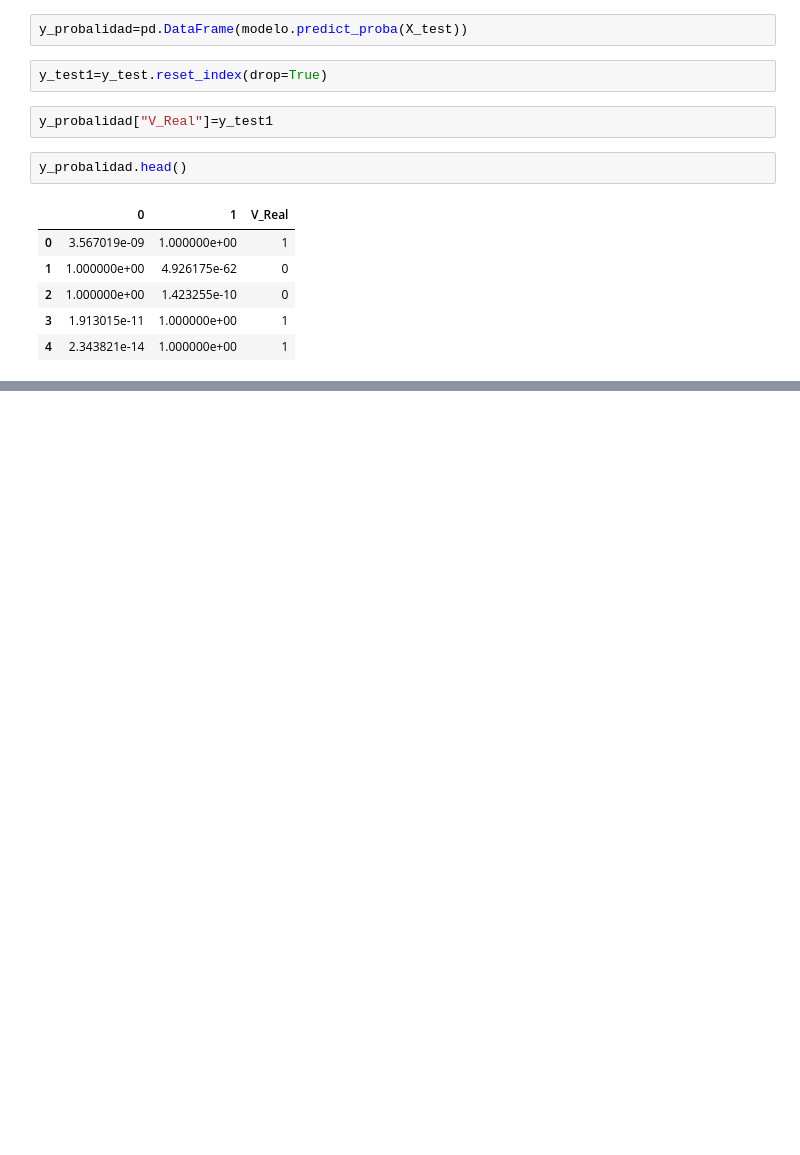
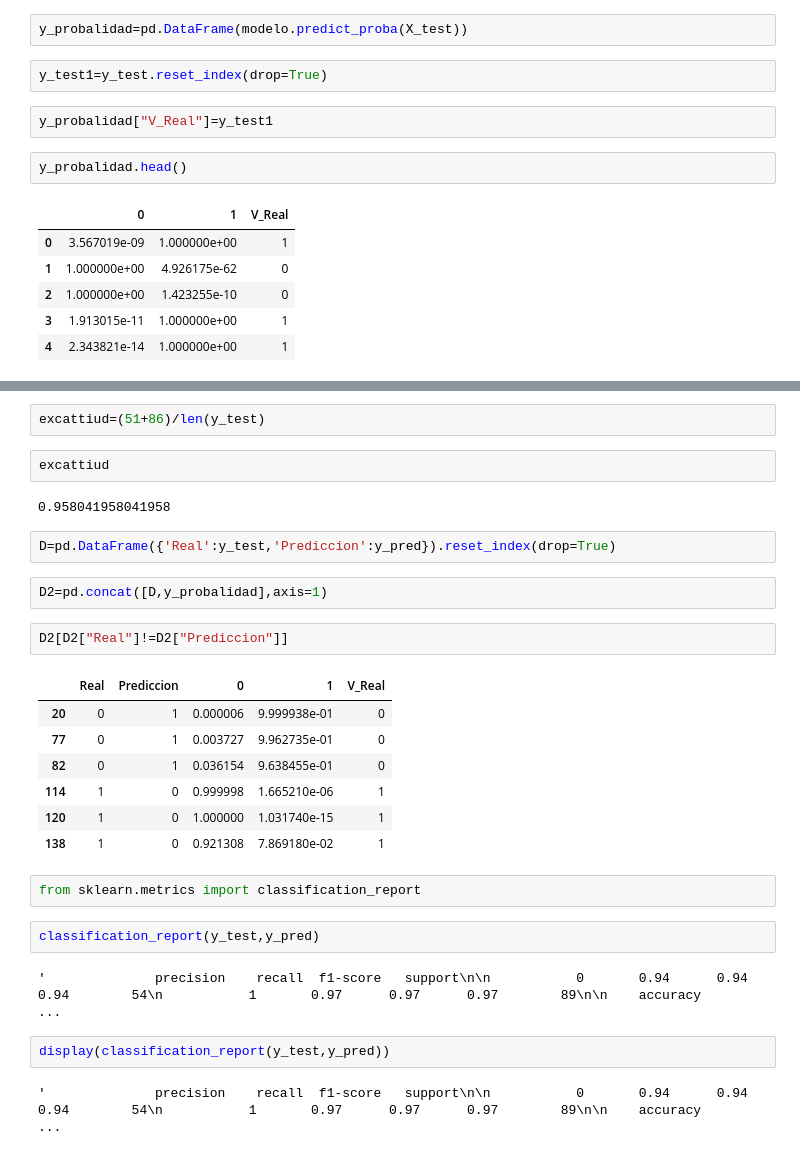
Before and after one commit to jsanz81/Bootcamp_Abril2023, a Jupyter notebook: 05_Machine_Learning/02_Aprendizaje_Supervisado/04_Navie_Bayes/naive_bayes.ipynb, the cells around one changed output, grey strips where cells are left out. Cells and saved outputs as stored; diff of their text form; blank space fills up the shorter version.

```diff
--- a/05_Machine_Learning/02_Aprendizaje_Supervisado/04_Navie_Bayes/naive_bayes.ipynb
+++ b/05_Machine_Learning/02_Aprendizaje_Supervisado/04_Navie_Bayes/naive_bayes.ipynb
@@ -163,0 +173,30 @@ y_probalidad.head()
+# %%
+excattiud=(51+86)/len(y_test)
+# %%
+excattiud
+# %% [output]
+0.958041958041958
+# %%
+D=pd.DataFrame({'Real':y_test,'Prediccion':y_pred}).reset_index(drop=True)
+# %%
+D2=pd.concat([D,y_probalidad],axis=1)
+# %%
+D2[D2["Real"]!=D2["Prediccion"]]
+# %% [output]
+|  | Real | Prediccion | 0 | 1 | V_Real |
+| 20 | 0 | 1 | 0.000006 | 9.999938e-01 | 0 |
+| 77 | 0 | 1 | 0.003727 | 9.962735e-01 | 0 |
+| 82 | 0 | 1 | 0.036154 | 9.638455e-01 | 0 |
+| 114 | 1 | 0 | 0.999998 | 1.665210e-06 | 1 |
+| 120 | 1 | 0 | 1.000000 | 1.031740e-15 | 1 |
+| 138 | 1 | 0 | 0.921308 | 7.869180e-02 | 1 |
+# %%
+from sklearn.metrics import classification_report
+# %%
+classification_report(y_test,y_pred)
+# %% [output]
+'              precision    recall  f1-score   support\n\n           0       0.94      0.94      0.94        54\n           1       0.97      0.97      0.97        89\n\n    accuracy                   ...
+# %%
+display(classification_report(y_test,y_pred))
+# %% [output]
+'              precision    recall  f1-score   support\n\n           0       0.94      0.94      0.94        54\n           1       0.97      0.97      0.97        89\n\n    accuracy                   ...
```
Also changed, not shown: parts of 4 cells of this notebook.
